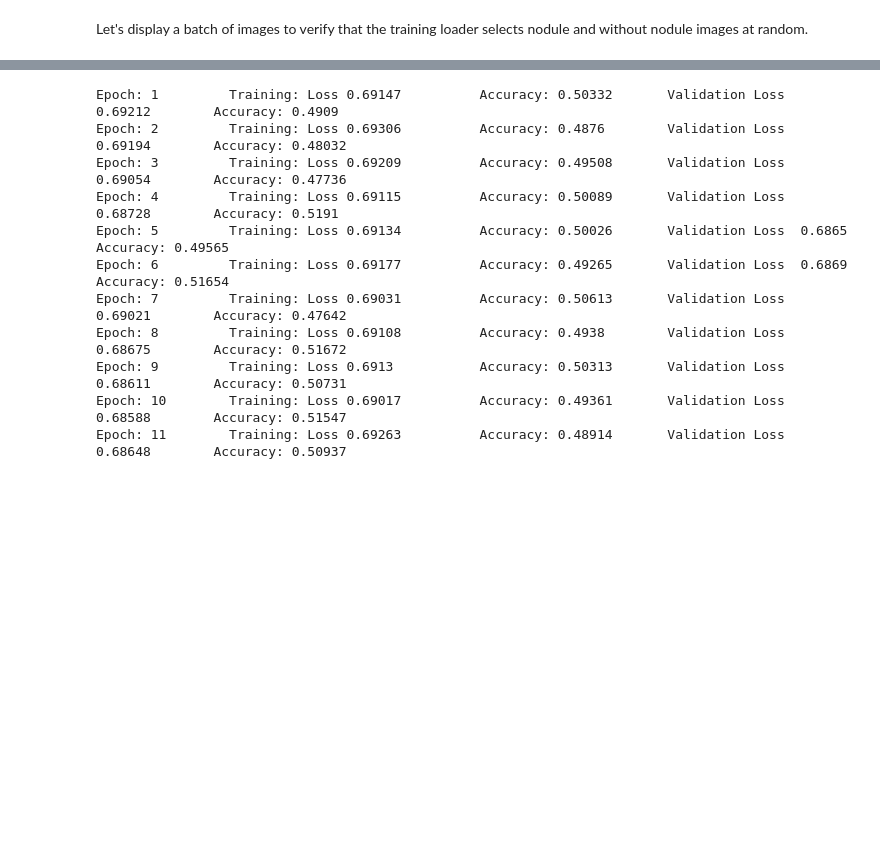
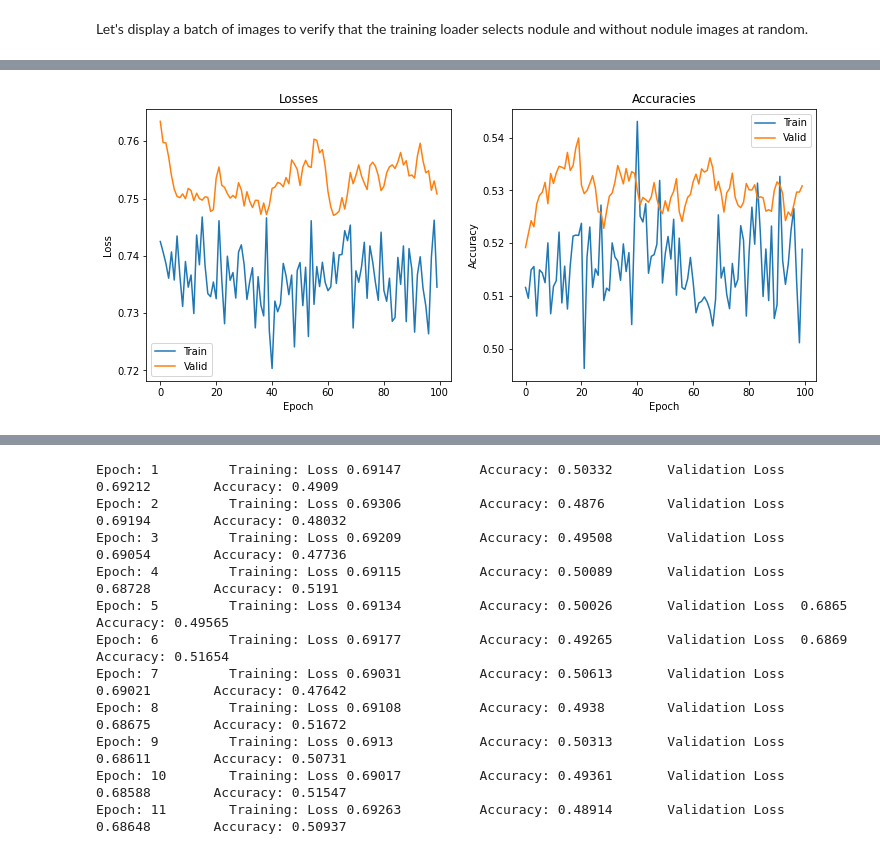
Before and after one commit to rrwabina/RADI605, a Jupyter notebook: 11 CNN Project/scripts/backup.ipynb, the cells around one changed output, grey strips where cells are left out. Drawn from its saved outputs; the diff is of its cells as text; code cells hidden in the pictures; blank space fills up the shorter version.

```diff
--- a/11 CNN Project/scripts/backup.ipynb
+++ b/11 CNN Project/scripts/backup.ipynb
@@ -415,0 +608,10 @@ model_alexnet.classifier[6].requires_grad = True
+# %%
+model_vgg16 = torchvision.models.vgg16(weights = True).to(device)
+
+for param in model_vgg16.parameters():
+    param.requires_grad = False
+
+torch.manual_seed(42)
+model_vgg16.classifier[-1] = torch.nn.Linear(4096, 2)
+
+count_parameters(model_vgg16, print_all = False)
@@ -415,0 +623,2 @@ model_alexnet.classifier[6].requires_grad = True
+# %%
+train_losses_vgg16, valid_losses_vgg16, train_accurs_vgg16, valid_accurs_vgg16, test_loss_vgg16, test_accu, train_metric, valid_metric, best_epoch, epoch_times, test_metric_vgg16, test_predictions, best_model = train(100, model_vgg16, train_loader, valid_loader, test_loader, optimizer, criterion, device)
@@ -415,0 +642,4 @@ model_alexnet.classifier[6].requires_grad = True
+# %%
+plot_metrics(train_losses_vgg16, valid_losses_vgg16, train_accurs_vgg16, valid_accurs_vgg16)
+# %% [output]
+[figure, added]
```
Also changed, not shown: parts of 40 cells of this notebook.
